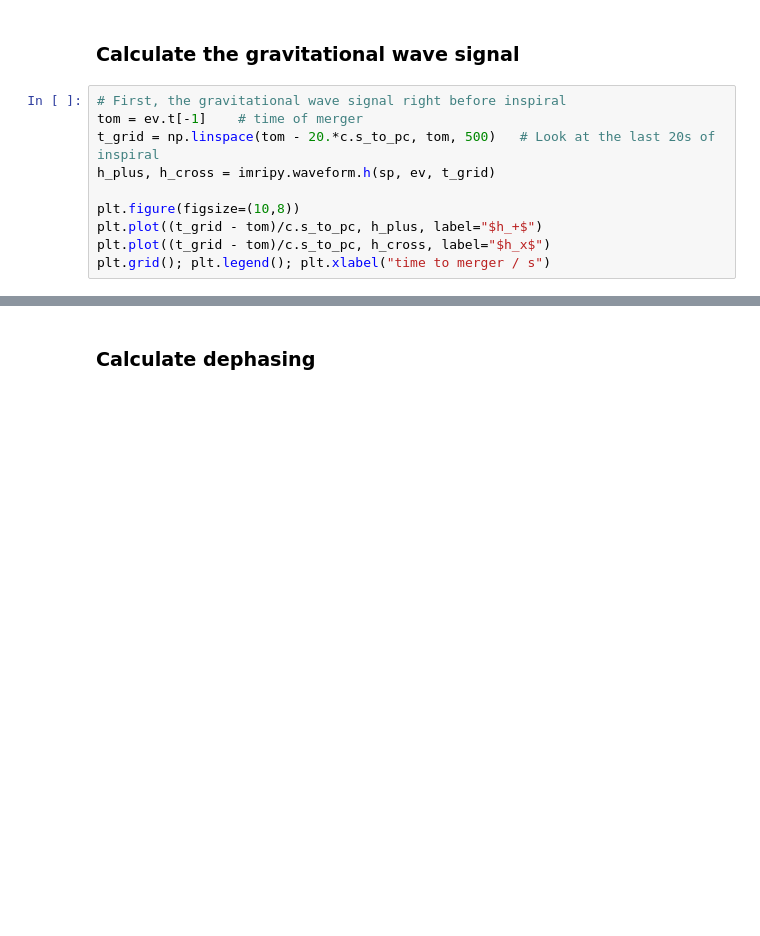
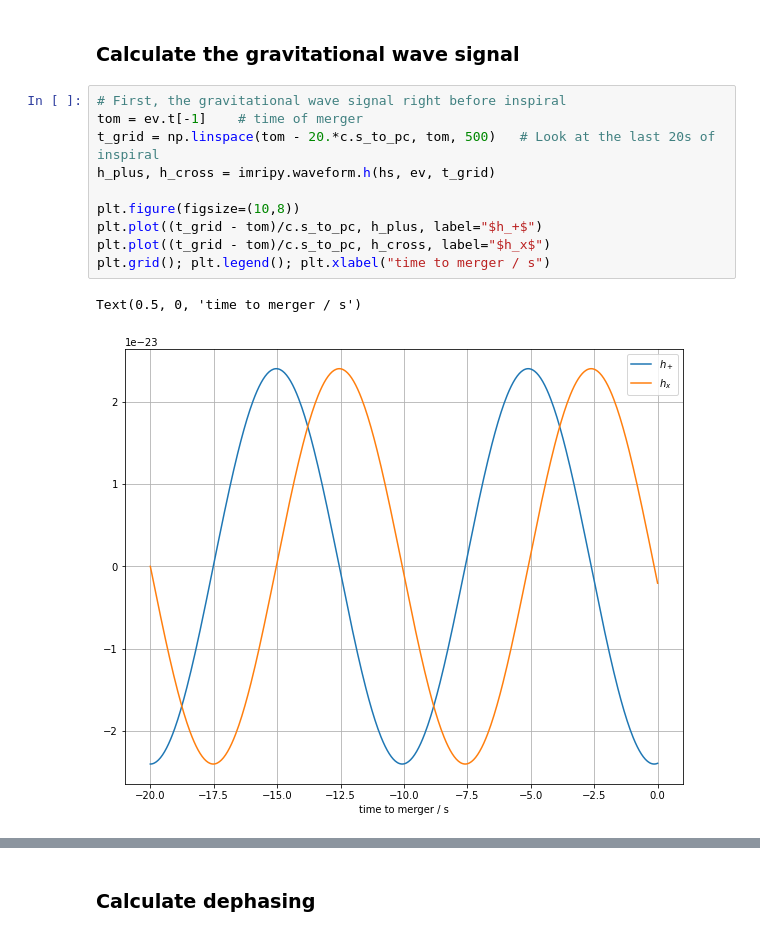
Before and after one commit to DMGW-Goethe/imripy, a Jupyter notebook: examples/BasicExample.ipynb, the cells around one changed output, grey strips where cells are left out. Cells and saved outputs as stored; diff of their text form; blank space fills up the shorter version.

```diff
--- a/examples/BasicExample.ipynb
+++ b/examples/BasicExample.ipynb
@@ -76,12 +93,15 @@ plt.grid(); plt.xlabel("time / yr"); plt.ylabel("radius / $r_{isco}$")
 # %%
 # First, the gravitational wave signal right before inspiral
 tom = ev.t[-1]    # time of merger
 t_grid = np.linspace(tom - 20.*c.s_to_pc, tom, 500)   # Look at the last 20s of inspiral
-h_plus, h_cross = imripy.waveform.h(sp, ev, t_grid)
+h_plus, h_cross = imripy.waveform.h(hs, ev, t_grid)
 
 plt.figure(figsize=(10,8))
 plt.plot((t_grid - tom)/c.s_to_pc, h_plus, label="$h_+$")
 plt.plot((t_grid - tom)/c.s_to_pc, h_cross, label="$h_x$")
 plt.grid(); plt.legend(); plt.xlabel("time to merger / s")
+# %% [output]
+Text(0.5, 0, 'time to merger / s')
+[figure, added]
 # %%
 # The characteristic strain of the signal compared to the LISA sensitivity
```
Also changed, not shown: parts of 21 cells of this notebook, 1 other file.
